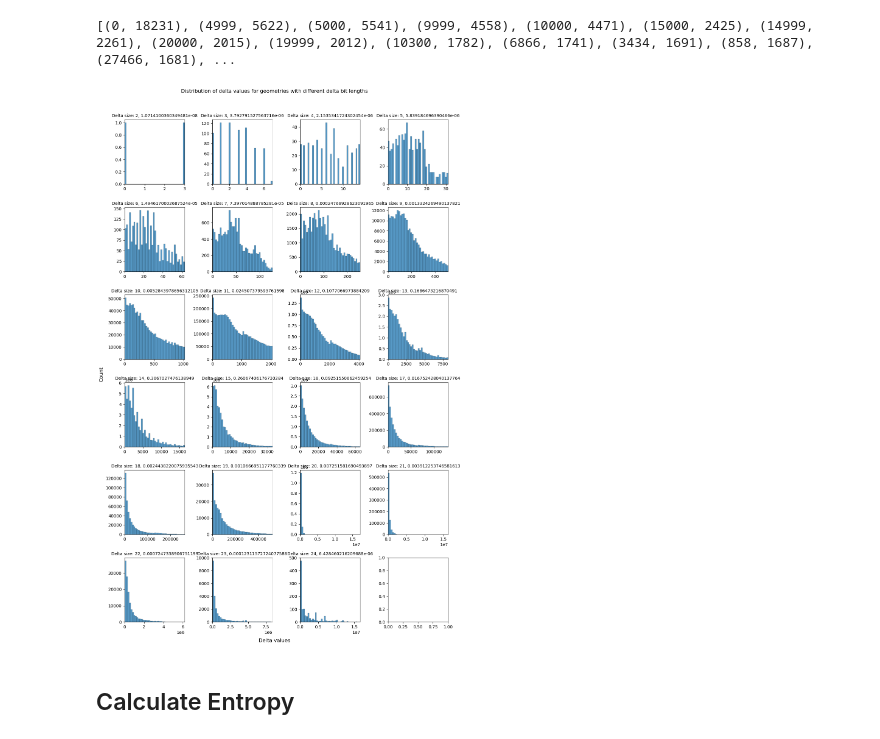
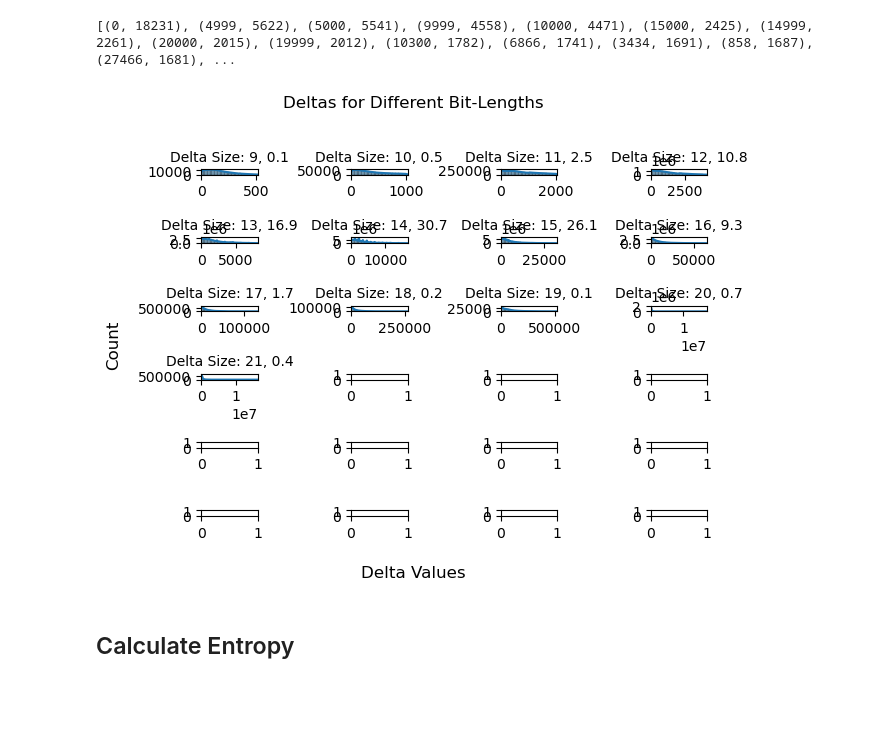
Before and after one commit to SimonErlandsson/Operable-Maps-Compression, a Jupyter notebook: Entropy_Sketching.ipynb, the cells around one changed output. Cells and saved outputs as stored; diff of their text form; code cells hidden in the pictures; blank space fills up the shorter version.

Commit message:
Added more plotting

```diff
--- a/Entropy_Sketching.ipynb
+++ b/Entropy_Sketching.ipynb
@@ -138,39 +115,41 @@ print(dt_freq_sorted_key[DISP])
 # %%
 #sns.kdeplot()
 
 HEIGHT = math.ceil(len(dt_freq_sorted.keys()) / 4)
 WIDTH = 4
 
-PLOT = False
+PLOT = True
 
 if PLOT:
     tot_dts = len(dt_xs) + len(dt_ys)
     fig, axes = plt.subplots(HEIGHT, WIDTH)
+    cnt_plotted = 0
     for idx, bit_size in enumerate(sorted(dt_freq.keys())):
         chks = chunks[bit_size]
         dts = [item for sublist in chks for item in sublist]
+        if len(dts)/tot_dts > 0.001:
+            curr_height, curr_width = cnt_plotted // WIDTH, cnt_plotted % WIDTH
+            current_axis = axes[curr_height, curr_width]
+            current_axis.set_title(f"Delta Size: {bit_size}, {round(100 * len(dts)/tot_dts, 1)}", fontsize=10)
 
-        curr_height, curr_width = idx // WIDTH, idx % WIDTH
-        current_axis = axes[curr_height, curr_width]
-        current_axis.set_title(f"Delta size: {bit_size}, {len(dts)/tot_dts}", fontsize=10)
+            #data = list(dt_freq[bit_size].items())
 
-        #data = list(dt_freq[bit_size].items())
-
-        #ax = sns.kdeplot(dts, ax=current_axis)
-        #ax = sns.scatterplot(x = xs(data), y=ys(data), ax=current_axis, size=0.1)
-        ax = sns.histplot(dts, ax=current_axis, bins=40)
-        current_axis.set_xlim(0, max(dts))
-        current_axis.set(ylabel=None)
+            #ax = sns.kdeplot(dts, ax=current_axis)
+            #ax = sns.scatterplot(x = xs(data), y=ys(data), ax=current_axis, size=0.1)
+            ax = sns.histplot(dts, ax=current_axis, bins=40, kde=True)
+            current_axis.set_xlim(0, max(dts))
+            current_axis.set(ylabel=None)
+            cnt_plotted += 1
 
     fig.supylabel('Count')
-    fig.supxlabel('Delta values')
-    fig.suptitle('Distribution of delta values for geometries with different delta bit lengths', y=1.02)
+    fig.supxlabel('Delta Values')
+    fig.suptitle('Deltas for Different Bit-Lengths', y=1.02)
     fig.set_figwidth(WIDTH * 3)
     fig.set_figheight(HEIGHT * 3)
     plt.tight_layout()
     plt.show()
 # %% [output]
-[figure, old version]
+[figure, new version]
 # %%
 # for i in range(1):
 #     idx = random.randint(0, len(deltas_fp))
```
Also changed, not shown: parts of 1 cell of this notebook, 14 other files.
